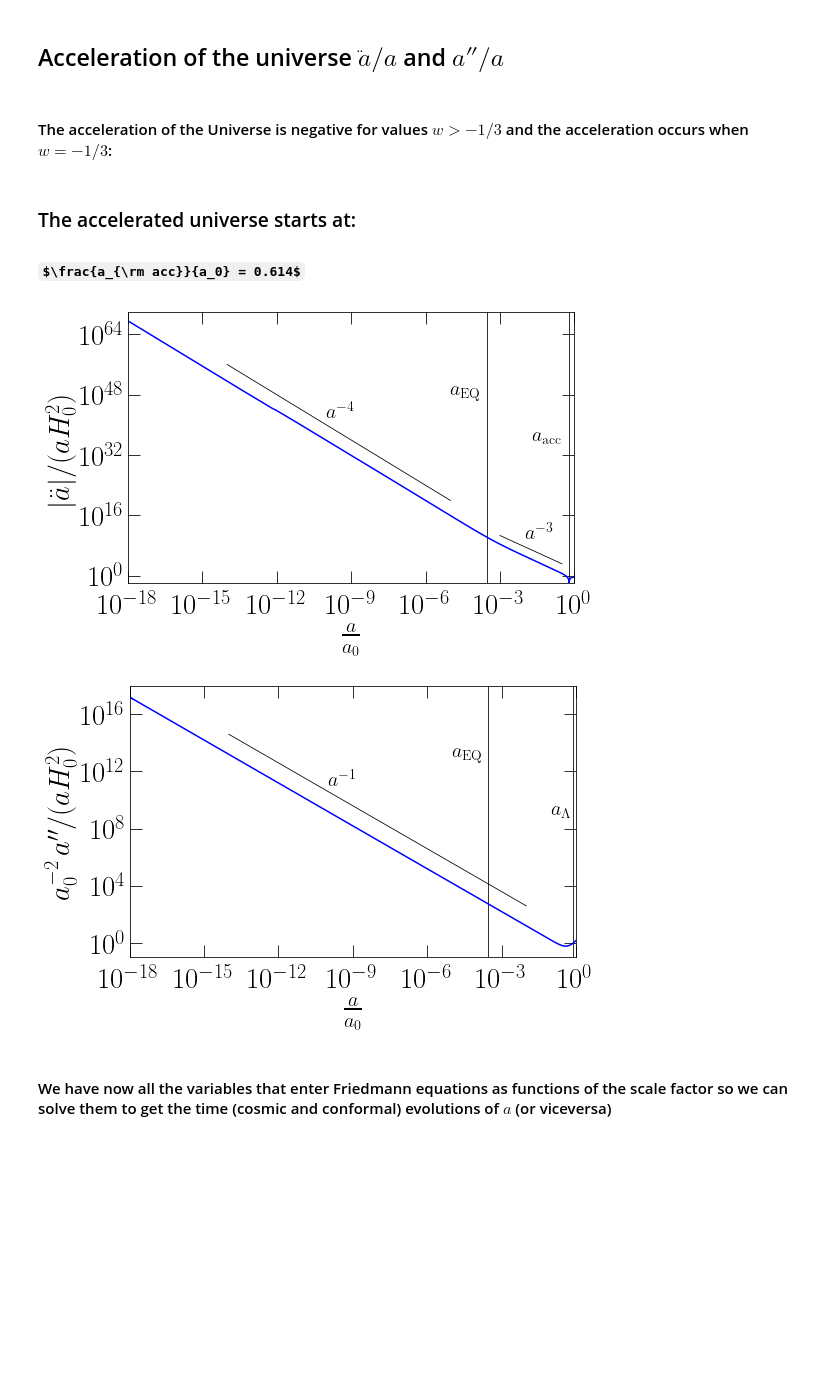
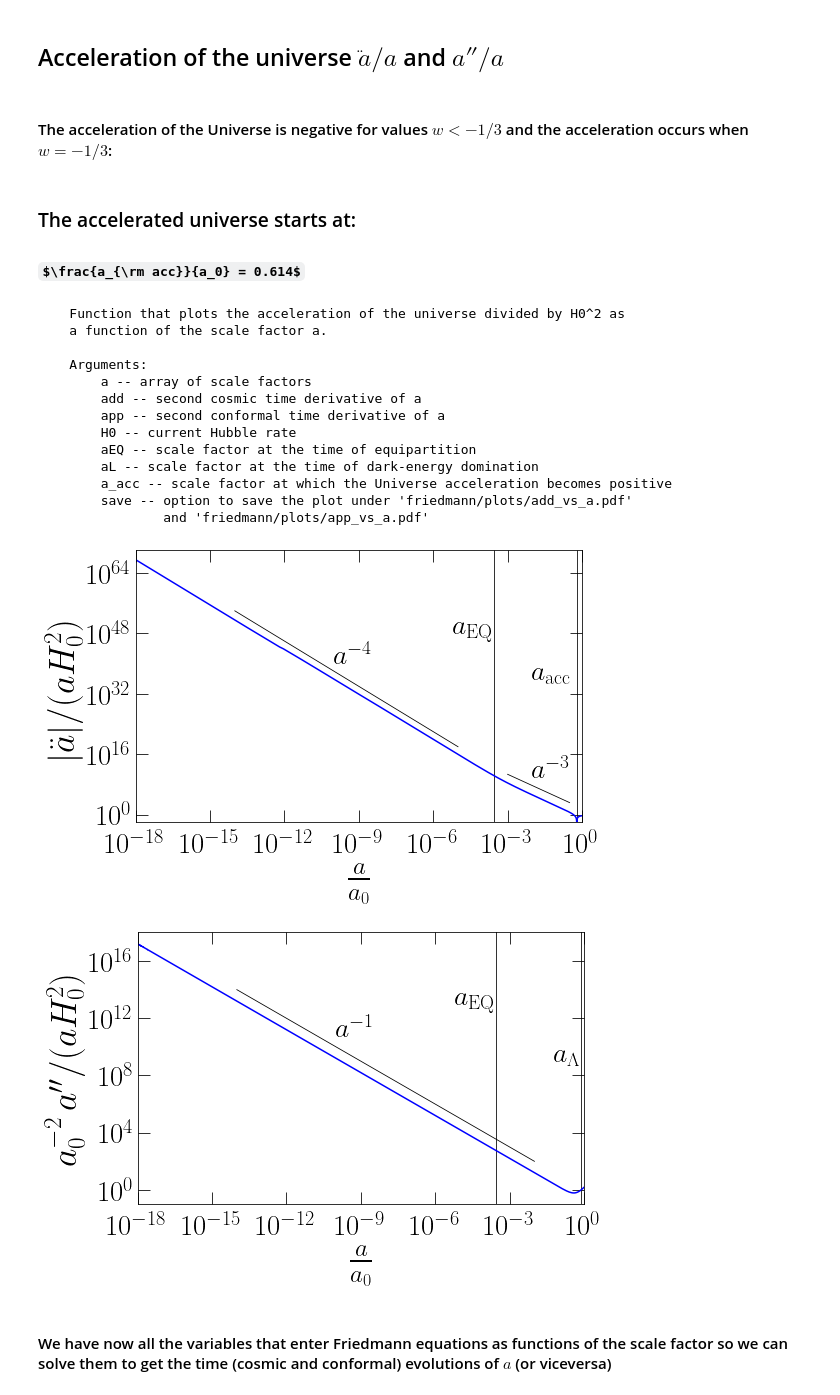
Before and after one commit to AlbertoRoper/GW_turbulence, a Jupyter notebook: cosmology/cosmology.ipynb, the cells around one changed output. Saved outputs shown, nothing was run; the diff lists cells and outputs as text; code cells hidden in the pictures; some formulas as TeX source; blank space fills up the shorter version.

```diff
--- a/cosmology/cosmology.ipynb
+++ b/cosmology/cosmology.ipynb
@@ -65,11 +69,11 @@ md("### We take the values at present time $\Omega_{\Lambda, 0} = %.4f$"%OmL0 +
 a = np.logspace(-20, 2, 10000)
 
 # compute energy density contributions as a ratio to present-time critical energy density
-Om_tot, Om_rad, Om_mat = co.Omega_vs_a(a, h0=h0, OmL0=OmL0, dofs=True, dir0=dir0, Neff=Neff)
+Om_tot, Om_rad, Om_mat = co.Omega_vs_a(a, h0=h0, OmL0=OmL0, dofs=True, Neff=Neff)
 
 # Using Friedmann equations, we compute the eos (w), and the time derivatives of the
 # scale factor
-w, ad, add, ap, app = co.friedmann(a, h0=h0, OmL0=OmL0, dofs=True, dir0=dir0, Neff=Neff)
+w, ad, add, ap, app = co.friedmann(a, h0=h0, OmL0=OmL0, dofs=True, Neff=Neff)
 
 # equipartition and lambda-domination can be defined as the epochs
 # at which the eos has an intermediate value
@@ -78,5 +82,6 @@ aEQ = np.interp(1/6, w[inds], a[inds])
 aL = np.interp(-.5, w[inds], a[inds])
 a_acc = np.interp(-1/3, w[inds], a[inds])
 
+print(co_pl.plot_Omega_vs_a.__doc__)
 co_pl.plot_Omega_vs_a(a, Om_tot, OmR0, OmM0, aEQ, aL, save=True)
 # %% [output]
@@ -114,7 +156,7 @@ co_pl.plot_Hubble_vs_a(a, ad, H0, aL, aEQ, ap, save=True)
 # %% [markdown]
 ## Acceleration of the universe $\ddot{a}/a$ and $a''/a$
 # %% [markdown]
-#### The acceleration of the Universe is negative for values $w > -1/3$ and the acceleration occurs when $w = -1/3$:
+#### The acceleration of the Universe is negative for values $w < -1/3$ and the acceleration occurs when $w = -1/3$:
 # %%
 md("### The accelerated universe starts at: \n" +
    "### $\\frac{a_{\\rm acc}}{a_0} = %.3f$"%a_acc)
@@ -124,10 +166,24 @@ md("### The accelerated universe starts at: \n" +
 # %%
 #### plot the acceleration of the Universe's expansion in terms
 #### of cosmic time \ddot{a}/a and conformal time a''/a
-co_pl.plot_derHubble_vs_a(a, add, H0, aL, aEQ, app, a_acc, save=True)
+print(co_pl.plot_derHubble_vs_a.__doc__)
+co_pl.plot_derHubble_vs_a(a, add, app, H0, aEQ, aL, a_acc, save=True)
 # %% [output]
+    Function that plots the acceleration of the universe divided by H0^2 as
+    a function of the scale factor a.
+
+    Arguments:
+        a -- array of scale factors
+        add -- second cosmic time derivative of a
+        app -- second conformal time derivative of a
+        H0 -- current Hubble rate
+        aEQ -- scale factor at the time of equipartition
+        aL -- scale factor at the time of dark-energy domination
+        a_acc -- scale factor at which the Universe acceleration becomes positive
+        save -- option to save the plot under 'friedmann/plots/add_vs_a.pdf'
+                and 'friedmann/plots/app_vs_a.pdf'
-[figure, old version]
+[figure, new version]
-[figure, old version]
+[figure, new version]
 # %% [markdown]
 #### We have now all the variables that enter Friedmann equations as functions of the scale factor so we can solve them to get the time (cosmic and conformal) evolutions of $a$ (or viceversa)
 # %%
```
Also changed, not shown: parts of 14 cells of this notebook, 1 other file.
